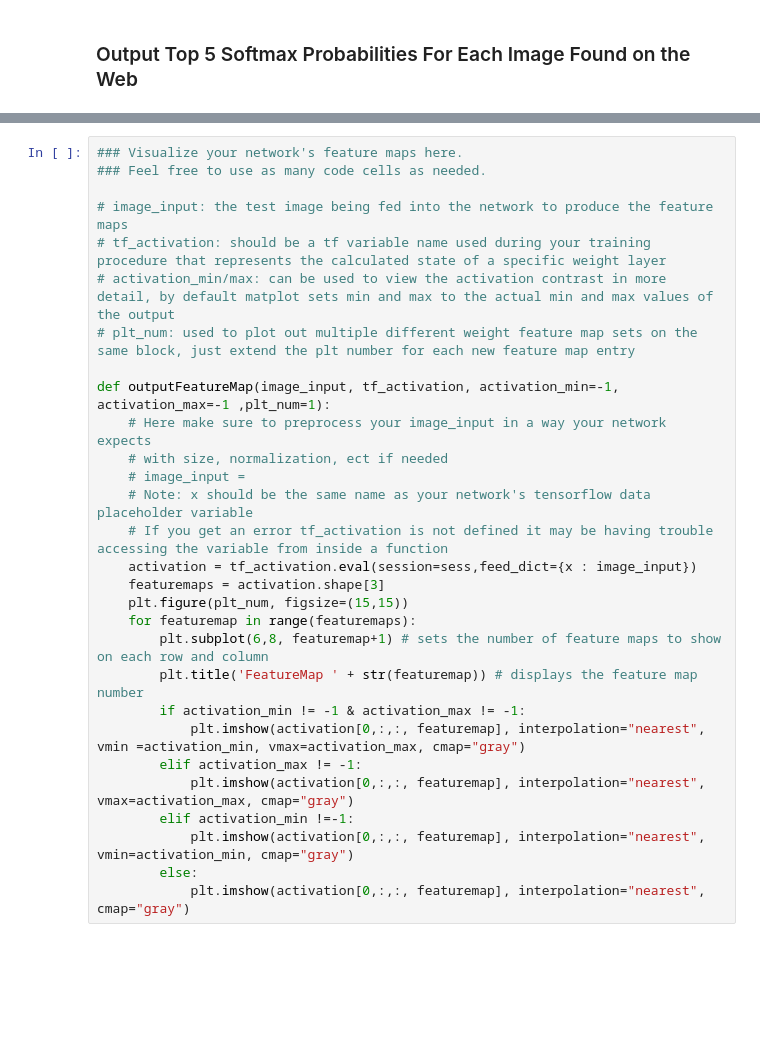
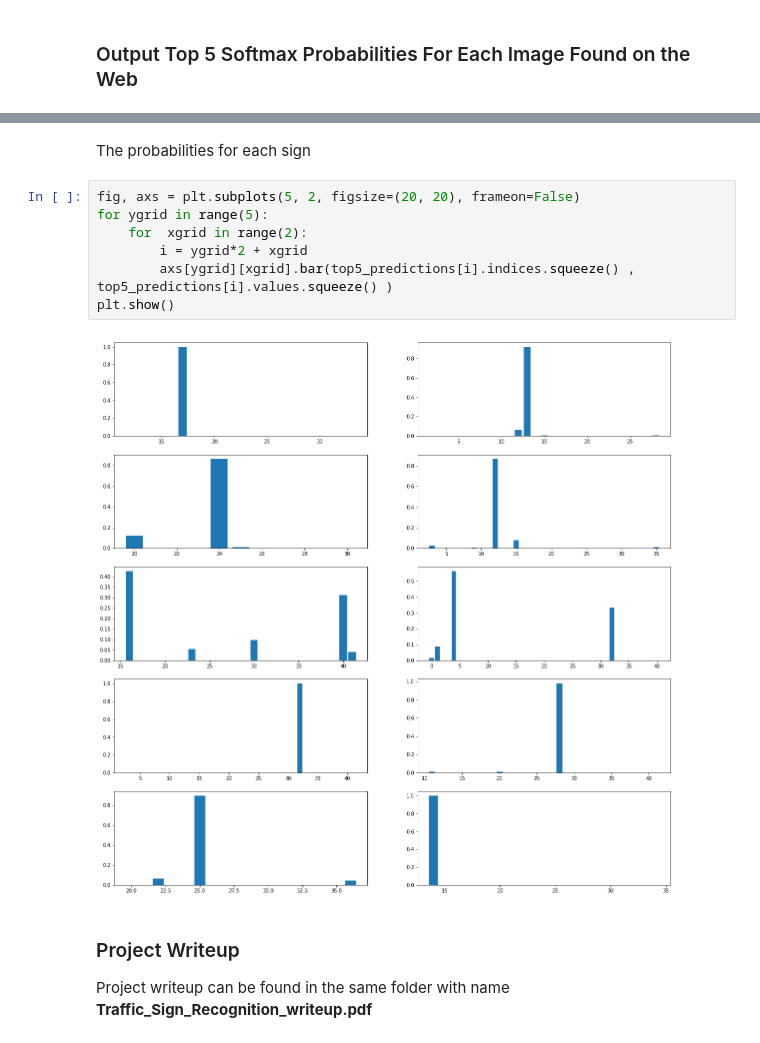
Before and after one commit to TatyanaPolunina/CarND-Traffic-Sign-Classifier-Project, a Jupyter notebook: Traffic_Sign_Classifier.ipynb, the cells around one changed output, grey strips where cells are left out. Saved outputs shown, nothing was run; the diff lists cells and outputs as text; blank space fills up the shorter version.

```diff
--- a/Traffic_Sign_Classifier.ipynb
+++ b/Traffic_Sign_Classifier.ipynb
@@ -581,29 +524,15 @@ For an example of what feature map outputs look like, check out NVIDIA's results
-# %%
-### Visualize your network's feature maps here.
-### Feel free to use as many code cells as needed.
-
-# image_input: the test image being fed into the network to produce the feature maps
-# tf_activation: should be a tf variable name used during your training procedure that represents the calculated state of a specific weight layer
-# activation_min/max: can be used to view the activation contrast in more detail, by default matplot sets min and max to the actual min and max values of the output
-# plt_num: used to plot out multiple different weight feature map sets on the same block, just extend the plt number for each new feature map entry
-
-def outputFeatureMap(image_input, tf_activation, activation_min=-1, activation_max=-1 ,plt_num=1):
-    # Here make sure to preprocess your image_input in a way your network expects
-    # with size, normalization, ect if needed
-    # image_input =
-    # Note: x should be the same name as your network's tensorflow data placeholder variable
-    # If you get an error tf_activation is not defined it may be having trouble accessing the variable from inside a function
-    activation = tf_activation.eval(session=sess,feed_dict={x : image_input})
-    featuremaps = activation.shape[3]
-    plt.figure(plt_num, figsize=(15,15))
-    for featuremap in range(featuremaps):
-        plt.subplot(6,8, featuremap+1) # sets the number of feature maps to show on each row and column
-        plt.title('FeatureMap ' + str(featuremap)) # displays the feature map number
-        if activation_min != -1 & activation_max != -1:
-            plt.imshow(activation[0,:,:, featuremap], interpolation="nearest", vmin =activation_min, vmax=activation_max, cmap="gray")
-        elif activation_max != -1:
-            plt.imshow(activation[0,:,:, featuremap], interpolation="nearest", vmax=activation_max, cmap="gray")
-        elif activation_min !=-1:
-            plt.imshow(activation[0,:,:, featuremap], interpolation="nearest", vmin=activation_min, cmap="gray")
-        else:
-            plt.imshow(activation[0,:,:, featuremap], interpolation="nearest", cmap="gray")
+# %% [markdown]
+The probabilities for each sign
+# %%
+fig, axs = plt.subplots(5, 2, figsize=(20, 20), frameon=False)
+for ygrid in range(5):
+    for  xgrid in range(2):
+        i = ygrid*2 + xgrid
+        axs[ygrid][xgrid].bar(top5_predictions[i].indices.squeeze() , top5_predictions[i].values.squeeze() )
+plt.show()
+# %% [output]
+[figure, added]
+# %% [markdown]
+### Project Writeup
+
+Project writeup can be found in the same folder with name **Traffic_Sign_Recognition_writeup.pdf**
```
Also changed, not shown: parts of 25 cells of this notebook, 5 other files.
